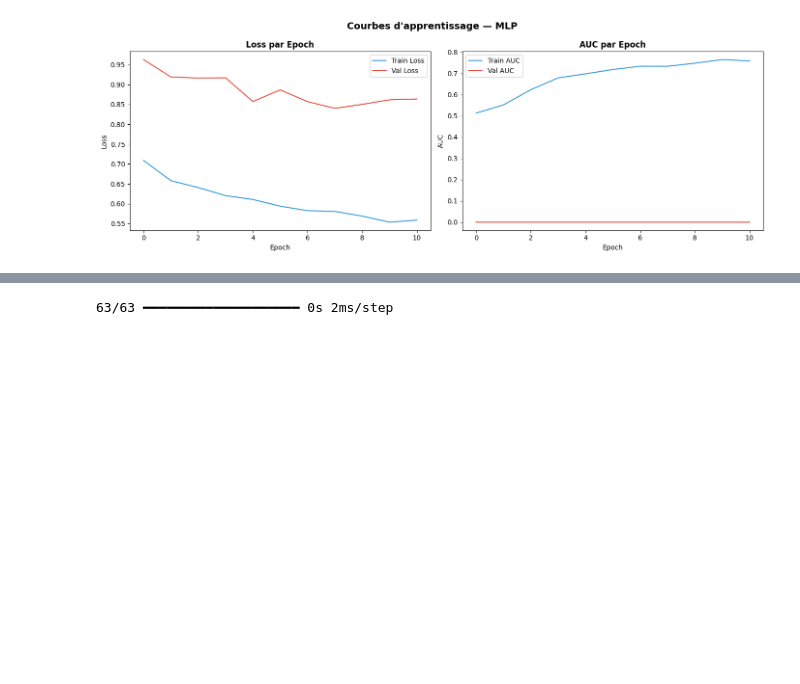
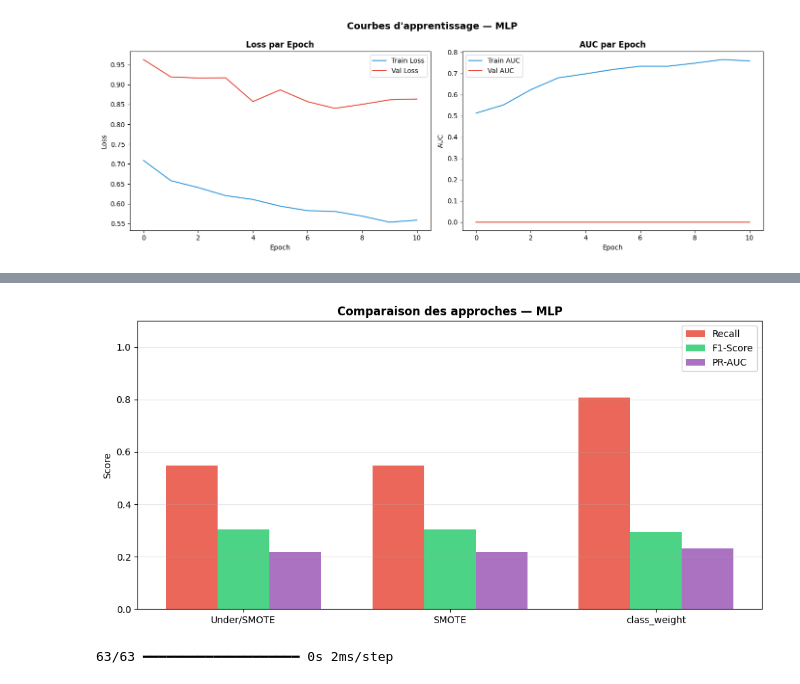
Before and after one commit to ErvinGoby23/projet-data-science, a Jupyter notebook: notebooks/model_mlp.ipynb, the cells around one changed output, grey strips where cells are left out. Saved outputs shown, nothing was run; the diff lists cells and outputs as text; code cells hidden in the pictures; blank space fills up the shorter version.

```diff
--- a/notebooks/model_mlp.ipynb
+++ b/notebooks/model_mlp.ipynb
@@ -305,0 +319,76 @@ Résultats — MLP (Classification)
+# %%
+# APPROCHE NIVEAU MODÈLE — class_weight='balanced' (MLP)
+
+from sklearn.utils.class_weight import compute_class_weight
+
+# Calcul des poids
+classes = np.unique(y_train_clf)
+weights = compute_class_weight('balanced', classes=classes, y=y_train_clf)
+class_weight_dict = dict(zip(classes, weights))
+print(f'class_weight : {class_weight_dict}')
+
+# Nouveau modèle entraîné sur données originales avec class_weight
+tf.random.set_seed(RANDOM_STATE)
+mlp_clf_cw = build_mlp_classifier(X_train.shape[1])
+mlp_clf_cw.fit(
+    X_train, y_train_clf,
+    epochs=100,
+    batch_size=64,
+    validation_split=0.2,
+    class_weight=class_weight_dict,
+    callbacks=[early_stop, reduce_lr],
+    verbose=0
+)
+
+y_proba_cw = mlp_clf_cw.predict(X_test, verbose=0).flatten()
+fpr_cw, tpr_cw, thr_cw = roc_curve(y_test_clf, y_proba_cw)
+t_opt_cw   = thr_cw[np.argmax(tpr_cw - fpr_cw)]
+y_pred_cw  = (y_proba_cw >= t_opt_cw).astype(int)
+
+print('=== MLP — class_weight=balanced ===')
+print(f'   Seuil optimal : {t_opt_cw:.4f}')
+print(f'   Accuracy  : {accuracy_score(y_test_clf, y_pred_cw):.4f}')
+print(f'   Precision : {precision_score(y_test_clf, y_pred_cw):.4f}')
+print(f'   Recall    : {recall_score(y_test_clf, y_pred_cw):.4f}')
+print(f'   F1-Score  : {f1_score(y_test_clf, y_pred_cw):.4f}')
+print(f'   ROC-AUC   : {roc_auc_score(y_test_clf, y_proba_cw):.4f}')
+print(f'   PR-AUC    : {average_precision_score(y_test_clf, y_proba_cw):.4f}')
+
+print('\n=== Comparaison des 3 approches ===')
+header = f"{'Approche':<25} {'Recall':>8} {'Precision':>10} {'F1':>8} {'ROC-AUC':>9} {'PR-AUC':>8}"
+print(header)
+print('-' * 72)
+for name, y_pred, y_proba in [
+    ('Undersampling',        y_pred_clf,  y_proba_clf),   # meilleur issu de la section précédente
+    ('SMOTE',                y_pred_smote,y_proba_smote),
+    ('class_weight=balanced',y_pred_cw,   y_proba_cw),
+]:
+    print(f'{name:<25} '
+          f'{recall_score(y_test_clf, y_pred):>8.4f} '
+          f'{precision_score(y_test_clf, y_pred):>10.4f} '
+          f'{f1_score(y_test_clf, y_pred):>8.4f} '
+          f'{roc_auc_score(y_test_clf, y_proba):>9.4f} '
+          f'{average_precision_score(y_test_clf, y_proba):>8.4f}')
+
+approaches = ['Under/SMOTE', 'SMOTE', 'class_weight']
+recalls    = [recall_score(y_test_clf, y_pred_clf),   recall_score(y_test_clf, y_pred_smote), recall_score(y_test_clf, y_pred_cw)]
+f1s        = [f1_score(y_test_clf, y_pred_clf),       f1_score(y_test_clf, y_pred_smote),     f1_score(y_test_clf, y_pred_cw)]
+pr_aucs    = [average_precision_score(y_test_clf, y_proba_clf), average_precision_score(y_test_clf, y_proba_smote), average_precision_score(y_test_clf, y_proba_cw)]
+
+x = np.arange(len(approaches))
+width = 0.25
+fig, ax = plt.subplots(figsize=(10, 5))
+ax.bar(x - width, recalls, width, label='Recall',  color='#e74c3c', alpha=0.85)
+ax.bar(x,         f1s,     width, label='F1-Score', color='#2ecc71', alpha=0.85)
+ax.bar(x + width, pr_aucs, width, label='PR-AUC',  color='#9b59b6', alpha=0.85)
+ax.set_xticks(x)
+ax.set_xticklabels(approaches)
+ax.set_ylim(0, 1.1)
+ax.set_ylabel('Score')
+ax.set_title('Comparaison des approches — MLP', fontweight='bold')
+ax.legend()
+ax.grid(axis='y', alpha=0.3)
+plt.tight_layout()
+plt.savefig('../results/mlp_approaches_comparison.png', dpi=150)
+plt.show()
+# %% [output]
@@ -306,3 +411,4 @@ Résultats — MLP (Classification)
+[figure, added]
 # %%
 # MATRICE DE CONFUSION — Comparaison
 
```
Also changed, not shown: parts of 9 cells of this notebook, 20 other files.
